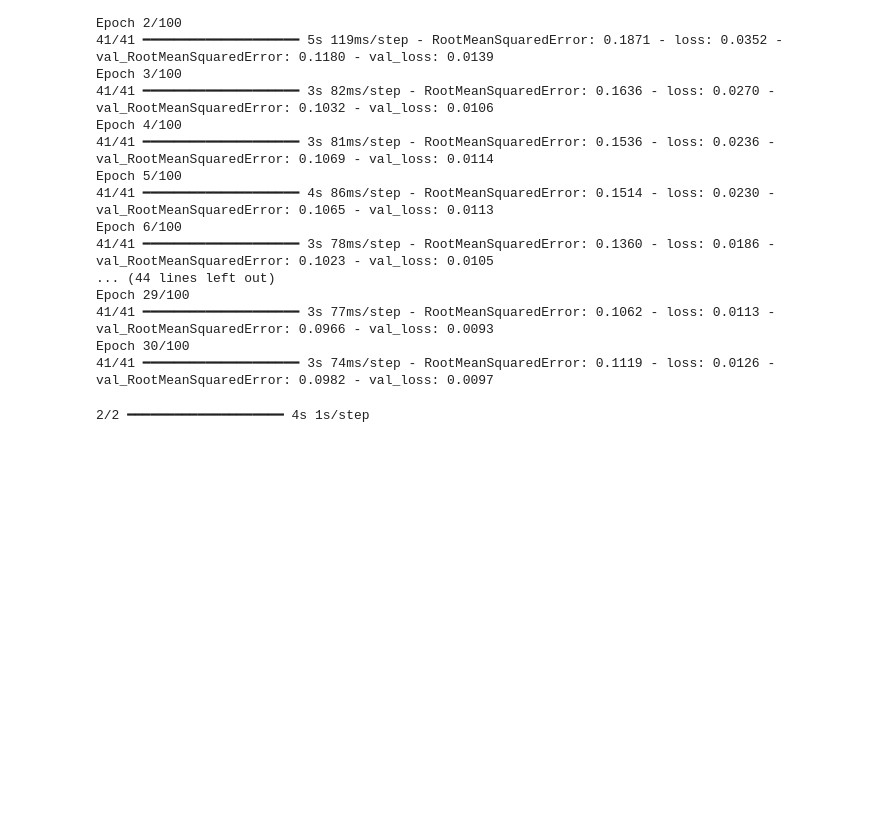
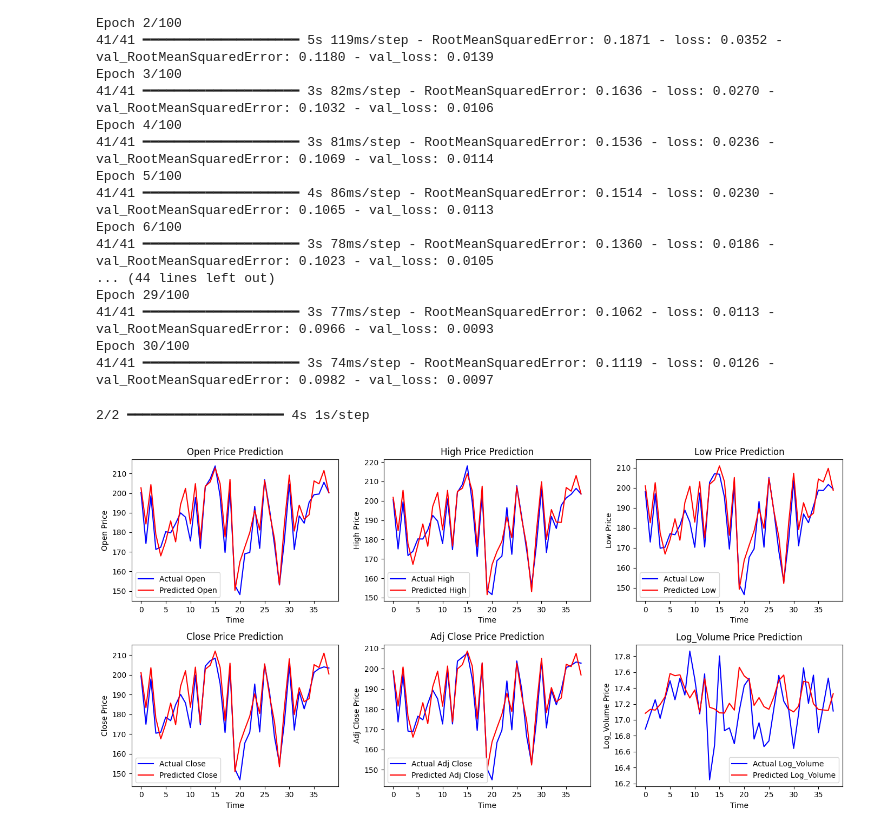
Before and after one commit to Prerana-walvekar/Stock, a Jupyter notebook: apple_stock.ipynb, the cells around one changed output. Cells and saved outputs as stored; diff of their text form; code cells hidden in the pictures; blank space fills up the shorter version.

Commit message:
Plotting the result

```diff
--- a/apple_stock.ipynb
+++ b/apple_stock.ipynb
@@ -239,3 +239,19 @@ predictions = model.predict(X_test)
 # Inverse scaling to get the original values
 predictions = scaler.inverse_transform(predictions)
 y_test_rescaled = scaler.inverse_transform(y_test)
+# %%
+# Plotting the results
+plt.figure(figsize=(14, 7))
+
+for i, col in enumerate(apple_scaled_df.columns):
+    plt.subplot(2, 3, i + 1)
+    plt.plot(y_test_rescaled[:, i], color='blue', label=f'Actual {col}')
+    plt.plot(predictions[:, i], color='red', label=f'Predicted {col}')
+    plt.title(f'{col} Price Prediction')
+    plt.xlabel('Time')
+    plt.ylabel(f'{col} Price')
+    plt.legend()
+
+plt.tight_layout()
+# %% [output]
+[figure, added]
```
